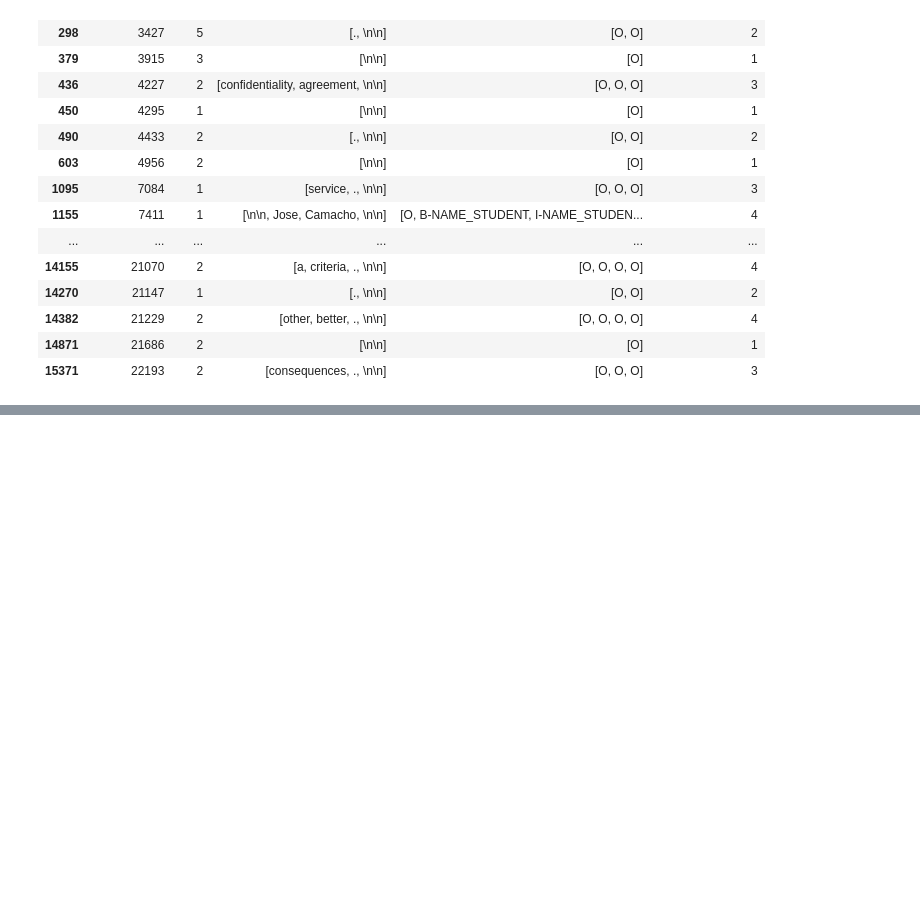
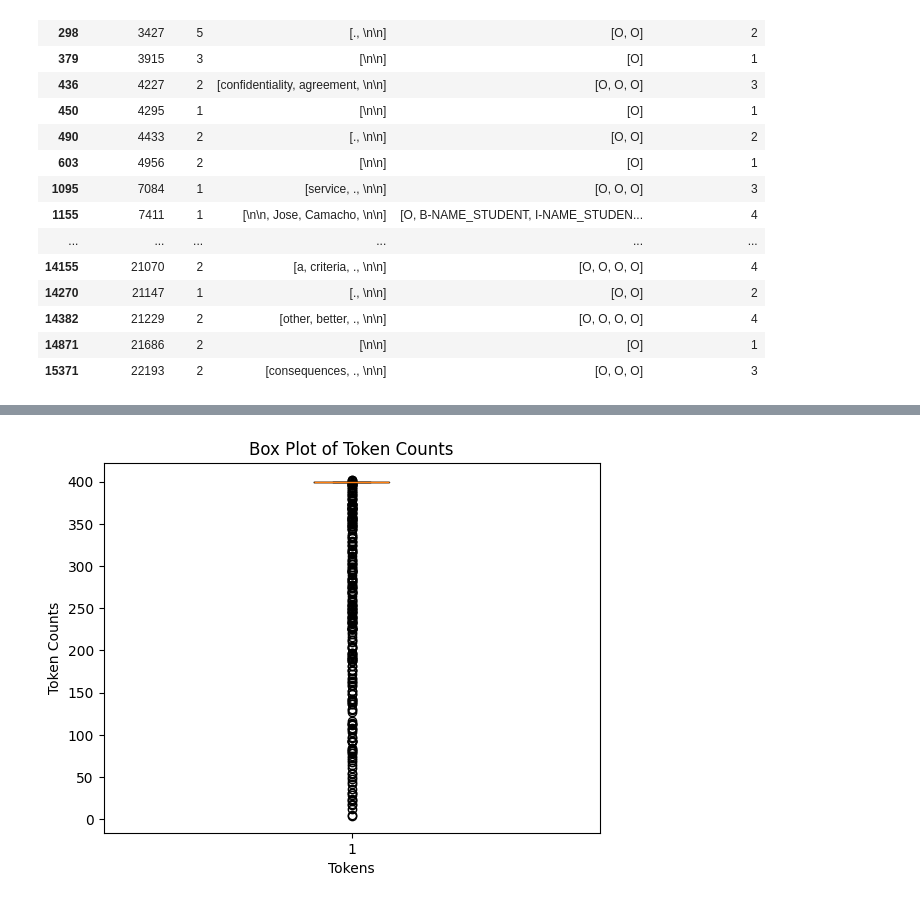
Before and after one commit to samd24/kaggle_pii_detection_removel_educational_data, a Jupyter notebook: pii_detection_document_split.ipynb, the cells around one changed output, grey strips where cells are left out. Drawn from its saved outputs; the diff is of its cells as text; code cells hidden in the pictures; blank space fills up the shorter version.

```diff
--- a/pii_detection_document_split.ipynb
+++ b/pii_detection_document_split.ipynb
@@ -223,0 +270,10 @@ new_train_df.to_csv('data/split_tokens_short/train_data_short.csv', index=False)
+# %%
+# not labeled data
+labeled_rows = 0
+for ls in new_train_df['labels']:
+    for i in ls:
+        if i.startswith('B'):
+            labeled_rows += 1
+            break
+
+labeled_rows
@@ -223,0 +282,12 @@ new_train_df.to_csv('data/split_tokens_short/train_data_short.csv', index=False)
+# %%
+# select only the rows with labeled data
+# get the idexes of the rows with labeled data
+labeled_rows_idx = []
+for idx, ls in enumerate(new_train_df['labels']):
+    for i in ls:
+        if i.startswith('B'):
+            labeled_rows_idx.append(idx)
+            break
+
+
+len(labeled_rows_idx)
@@ -223,0 +296,3 @@ new_train_df.to_csv('data/split_tokens_short/train_data_short.csv', index=False)
+# %%
+labeled_rows_new_train_df= new_train_df.iloc[labeled_rows_idx]
+labeled_rows_new_train_df
@@ -223,0 +329,12 @@ new_train_df.to_csv('data/split_tokens_short/train_data_short.csv', index=False)
+# %%
+import matplotlib.pyplot as plt
+
+counts = labeled_rows_new_train_df['number of tokens']
+# Plotting the histogram
+plt.boxplot(counts, showfliers=True)
+plt.xlabel('Tokens')
+plt.ylabel('Token Counts')
+plt.title('Box Plot of Token Counts')
+plt.show()
+# %% [output]
+[figure, added]
```
Also changed, not shown: parts of 12 cells of this notebook, 3 other files.
